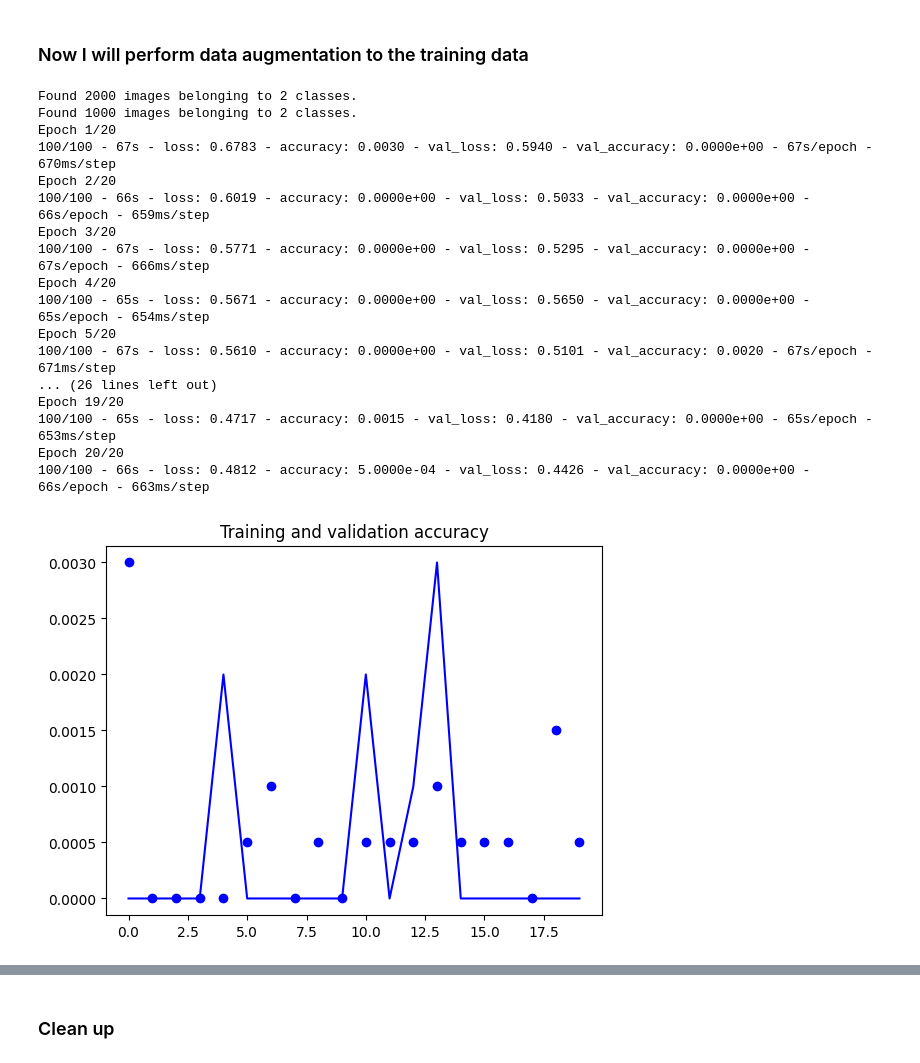
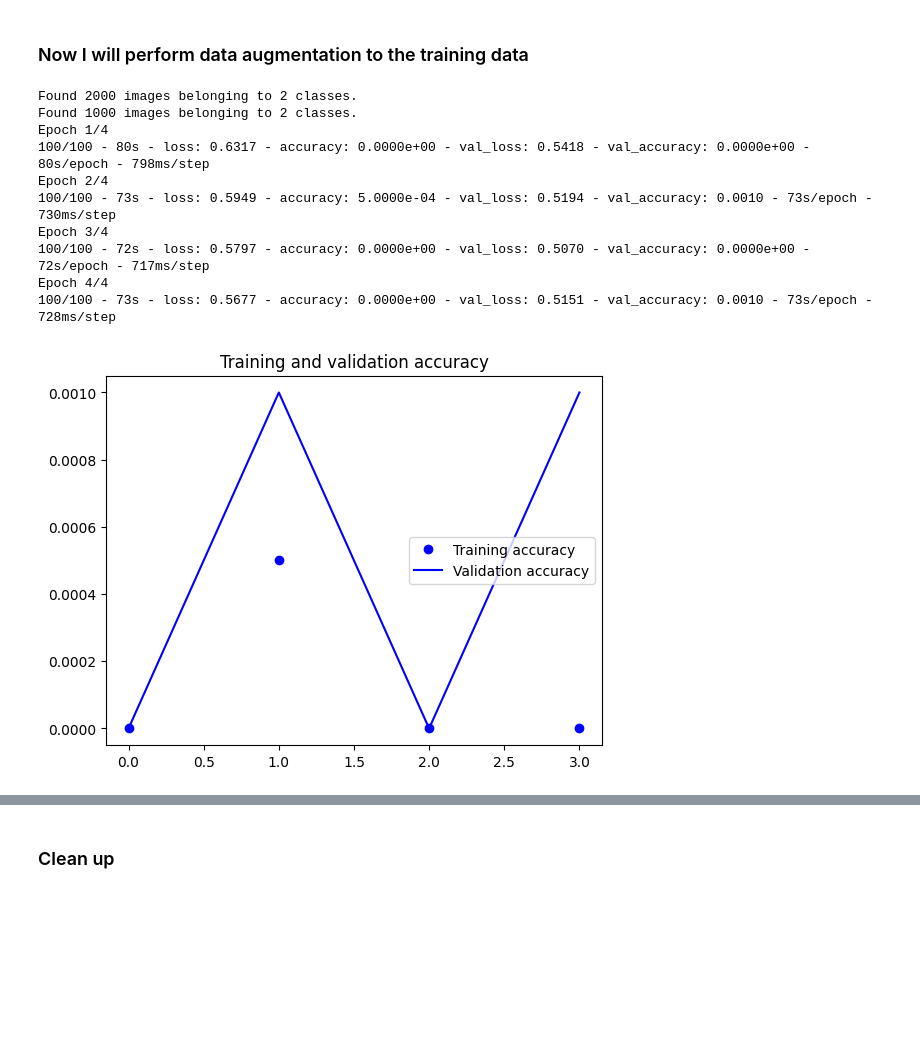
Before and after one commit to abidur0177/Convolutional_Neural_Network, a Jupyter notebook: Cat_Dog_Classification_With_CNN_Data_Augmentation.ipynb, the cells around one changed output, grey strips where cells are left out. Drawn from its saved outputs; the diff is of its cells as text; code cells hidden in the pictures; blank space fills up the shorter version.

```diff
--- a/Cat_Dog_Classification_With_CNN_Data_Augmentation.ipynb
+++ b/Cat_Dog_Classification_With_CNN_Data_Augmentation.ipynb
@@ -123,17 +121,17 @@ def my_model(conv1,conv2,conv3, conv4, pool1,pool2,pool3, pool4,dense1,dense2):
       keras.layers.MaxPool2D(pool1['Size']),
       #Second convolution layer
       keras.layers.Conv2D(conv1['No of filters'], conv1['Size of filters'],
-                          activation=tf.nn.relu, input_shape=(150,150,3)),
+                          activation=tf.nn.relu),
       #Second pooling layer
       keras.layers.MaxPool2D(pool1['Size']),
       #Third convolution layer
       keras.layers.Conv2D(conv1['No of filters'], conv1['Size of filters'],
-                          activation=tf.nn.relu, input_shape=(150,150,3)),
+                          activation=tf.nn.relu),
       #Third pooling layer
       keras.layers.MaxPool2D(pool1['Size']),
       #Fourth convolution layer
       keras.layers.Conv2D(conv1['No of filters'], conv1['Size of filters'],
-                          activation=tf.nn.relu, input_shape=(150,150,3)),
+                          activation=tf.nn.relu),
       #Fourth pooling layer
       keras.layers.MaxPool2D(pool1['Size']),
       #Flatten layer
@@ -314,47 +313,40 @@ train_datagen = ImageDataGenerator(
 test_datagen = ImageDataGenerator(rescale=1./255)
 
 # Flow training images in batches of 20 using train_datagen generator
 train_generator = train_datagen.flow_from_directory(
         train_dir,  # This is the source directory for training images
         target_size=(150, 150),  # All images will be resized to 150x150
         batch_size=20,
         # Since we use binary_crossentropy loss, we need binary labels
         class_mode='binary')
 
 # Flow validation images in batches of 20 using test_datagen generator
 validation_generator = test_datagen.flow_from_directory(
         val_dir,
         target_size=(150, 150),
         batch_size=20,
         class_mode='binary')
 
 # Train the new model
 history_with_aug = model.fit(
       train_generator,
       steps_per_epoch=100,  # 2000 images = batch_size * steps
-      epochs=20,
+      epochs=4,
       validation_data=validation_generator,
       validation_steps=50,  # 1000 images = batch_size * steps
       verbose=2)
 
 # Plot the results of training with data augmentation
 plot_loss_acc(history_with_aug)
 # %% [output]
 Found 2000 images belonging to 2 classes.
 Found 1000 images belonging to 2 classes.
-Epoch 1/20
-100/100 - 67s - loss: 0.6783 - accuracy: 0.0030 - val_loss: 0.5940 - val_accuracy: 0.0000e+00 - 67s/epoch - 670ms/step
-Epoch 2/20
-100/100 - 66s - loss: 0.6019 - accuracy: 0.0000e+00 - val_loss: 0.5033 - val_accuracy: 0.0000e+00 - 66s/epoch - 659ms/step
-Epoch 3/20
-100/100 - 67s - loss: 0.5771 - accuracy: 0.0000e+00 - val_loss: 0.5295 - val_accuracy: 0.0000e+00 - 67s/epoch - 666ms/step
-Epoch 4/20
-100/100 - 65s - loss: 0.5671 - accuracy: 0.0000e+00 - val_loss: 0.5650 - val_accuracy: 0.0000e+00 - 65s/epoch - 654ms/step
-Epoch 5/20
-100/100 - 67s - loss: 0.5610 - accuracy: 0.0000e+00 - val_loss: 0.5101 - val_accuracy: 0.0020 - 67s/epoch - 671ms/step
-... (26 lines left out)
-Epoch 19/20
-100/100 - 65s - loss: 0.4717 - accuracy: 0.0015 - val_loss: 0.4180 - val_accuracy: 0.0000e+00 - 65s/epoch - 653ms/step
-Epoch 20/20
-100/100 - 66s - loss: 0.4812 - accuracy: 5.0000e-04 - val_loss: 0.4426 - val_accuracy: 0.0000e+00 - 66s/epoch - 663ms/step
+Epoch 1/4
+100/100 - 80s - loss: 0.6317 - accuracy: 0.0000e+00 - val_loss: 0.5418 - val_accuracy: 0.0000e+00 - 80s/epoch - 798ms/step
+Epoch 2/4
+100/100 - 73s - loss: 0.5949 - accuracy: 5.0000e-04 - val_loss: 0.5194 - val_accuracy: 0.0010 - 73s/epoch - 730ms/step
+Epoch 3/4
+100/100 - 72s - loss: 0.5797 - accuracy: 0.0000e+00 - val_loss: 0.5070 - val_accuracy: 0.0000e+00 - 72s/epoch - 717ms/step
+Epoch 4/4
+100/100 - 73s - loss: 0.5677 - accuracy: 0.0000e+00 - val_loss: 0.5151 - val_accuracy: 0.0010 - 73s/epoch - 728ms/step
-[figure, old version]
+[figure, new version]
```
Also changed, not shown: parts of 5 cells of this notebook.
